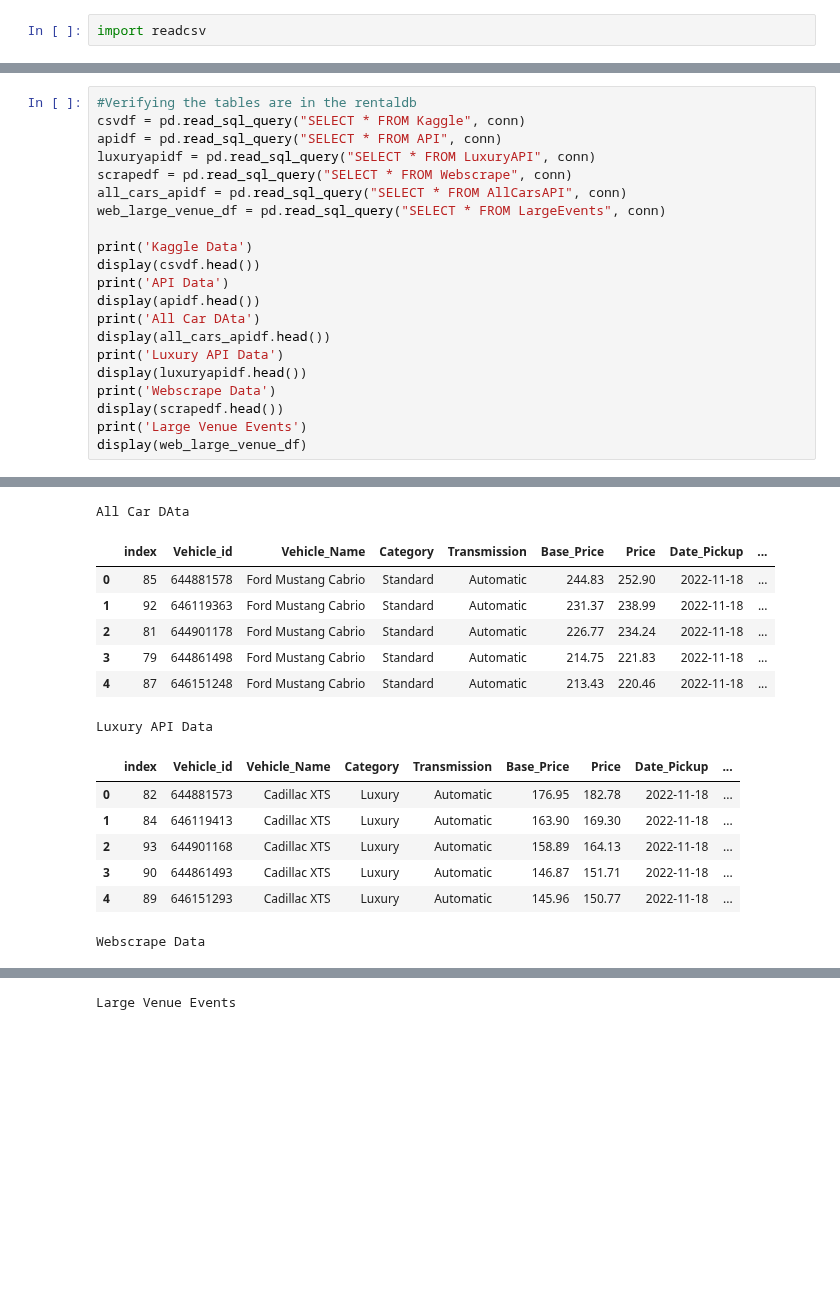
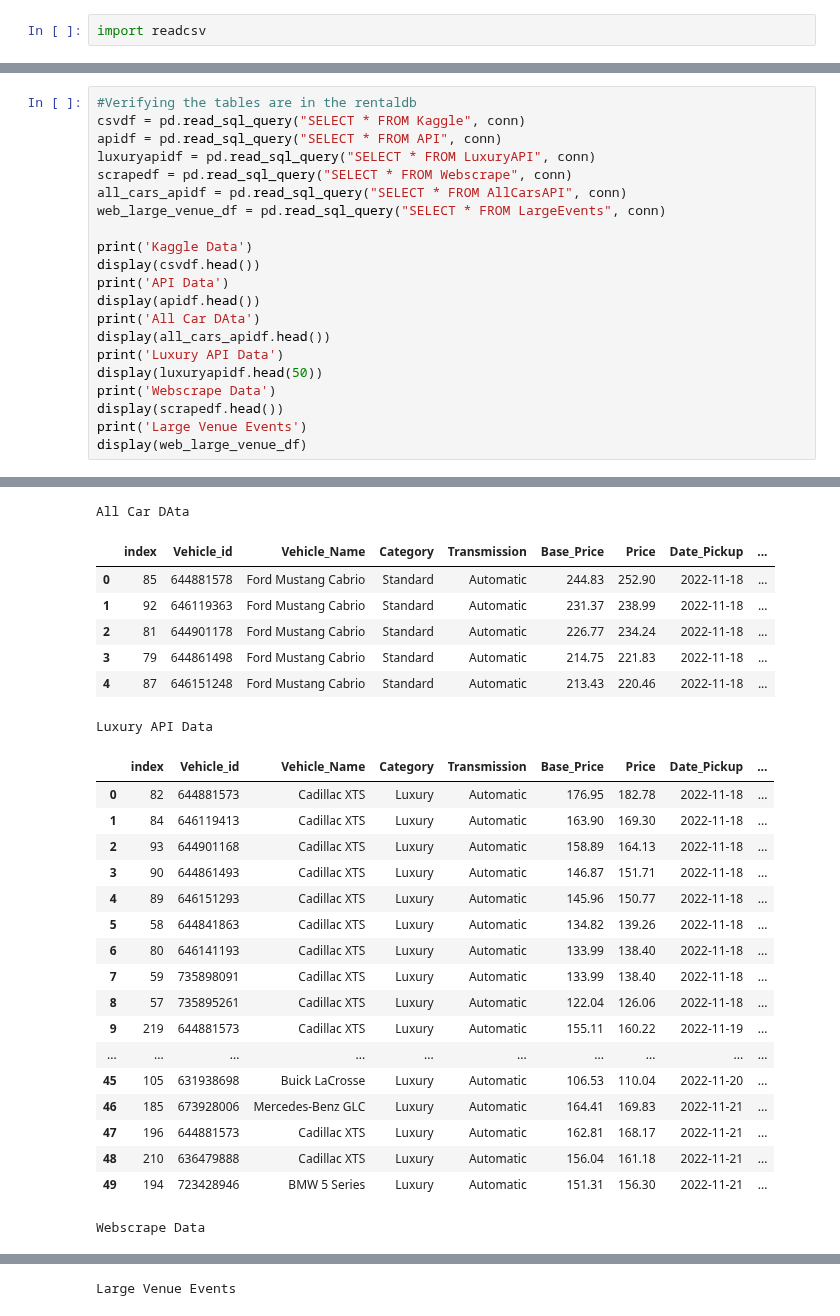
Before and after one commit to JADukeAIPI/AIPIProject, a Jupyter notebook: dbpopulate_2.ipynb, the cells around one changed output, grey strips where cells are left out. Saved outputs shown, nothing was run; the diff lists cells and outputs as text; blank space fills up the shorter version.

```diff
--- a/dbpopulate_2.ipynb
+++ b/dbpopulate_2.ipynb
@@ -78,39 +83,50 @@ display(apidf.head())
 print('All Car DAta')
 display(all_cars_apidf.head())
 print('Luxury API Data')
-display(luxuryapidf.head())
+display(luxuryapidf.head(50))
 print('Webscrape Data')
 display(scrapedf.head())
 print('Large Venue Events')
 display(web_large_venue_df)
 # %% [output]
 Kaggle Data
 |  | index | fuelType | rating | renterTripsTaken | reviewCount | city | country | latitude | ... |
 | 0 | 41 | GASOLINE | 5.00 | 12 | 10 | Grayson | US | 33.906905 | ... |
 | 1 | 42 | GASOLINE | 5.00 | 2 | 2 | Atlanta | US | 33.891295 | ... |
 | 2 | 50 | GASOLINE | 4.96 | 152 | 140 | Atlanta | US | 33.927684 | ... |
 | 3 | 54 | GASOLINE | 5.00 | 23 | 21 | Atlanta | US | 33.740676 | ... |
 | 4 | 57 | ELECTRIC | 4.88 | 18 | 16 | Duluth | US | 33.970512 | ... |
 API Data
 |  | index | Vehicle_id | Vehicle_Name | Category | Transmission | Dropoff_City | Base_Price | Pickup_City |
 | 0 | 221 | 673928006 | Mercedes-Benz GLC | Luxury | Automatic |  | 367.62 |  |
 | 1 | 235 | 644881573 | Cadillac XTS | Luxury | Automatic |  | 366.94 |  |
 | 2 | 216 | 636479888 | Cadillac XTS | Luxury | Automatic |  | 353.16 |  |
 | 3 | 214 | 646119413 | Cadillac XTS | Luxury | Automatic |  | 341.64 |  |
 | 4 | 179 | 723428946 | BMW 5 Series | Luxury | Automatic |  | 338.18 |  |
 All Car DAta
 |  | index | Vehicle_id | Vehicle_Name | Category | Transmission | Base_Price | Price | Date_Pickup | ... |
 | 0 | 85 | 644881578 | Ford Mustang Cabrio | Standard | Automatic | 244.83 | 252.90 | 2022-11-18 | ... |
 | 1 | 92 | 646119363 | Ford Mustang Cabrio | Standard | Automatic | 231.37 | 238.99 | 2022-11-18 | ... |
 | 2 | 81 | 644901178 | Ford Mustang Cabrio | Standard | Automatic | 226.77 | 234.24 | 2022-11-18 | ... |
 | 3 | 79 | 644861498 | Ford Mustang Cabrio | Standard | Automatic | 214.75 | 221.83 | 2022-11-18 | ... |
 | 4 | 87 | 646151248 | Ford Mustang Cabrio | Standard | Automatic | 213.43 | 220.46 | 2022-11-18 | ... |
 Luxury API Data
 |  | index | Vehicle_id | Vehicle_Name | Category | Transmission | Base_Price | Price | Date_Pickup | ... |
 | 0 | 82 | 644881573 | Cadillac XTS | Luxury | Automatic | 176.95 | 182.78 | 2022-11-18 | ... |
 | 1 | 84 | 646119413 | Cadillac XTS | Luxury | Automatic | 163.90 | 169.30 | 2022-11-18 | ... |
 | 2 | 93 | 644901168 | Cadillac XTS | Luxury | Automatic | 158.89 | 164.13 | 2022-11-18 | ... |
 | 3 | 90 | 644861493 | Cadillac XTS | Luxury | Automatic | 146.87 | 151.71 | 2022-11-18 | ... |
 | 4 | 89 | 646151293 | Cadillac XTS | Luxury | Automatic | 145.96 | 150.77 | 2022-11-18 | ... |
+| 5 | 58 | 644841863 | Cadillac XTS | Luxury | Automatic | 134.82 | 139.26 | 2022-11-18 | ... |
+| 6 | 80 | 646141193 | Cadillac XTS | Luxury | Automatic | 133.99 | 138.40 | 2022-11-18 | ... |
+| 7 | 59 | 735898091 | Cadillac XTS | Luxury | Automatic | 133.99 | 138.40 | 2022-11-18 | ... |
+| 8 | 57 | 735895261 | Cadillac XTS | Luxury | Automatic | 122.04 | 126.06 | 2022-11-18 | ... |
+| 9 | 219 | 644881573 | Cadillac XTS | Luxury | Automatic | 155.11 | 160.22 | 2022-11-19 | ... |
+| ... | ... | ... | ... | ... | ... | ... | ... | ... | ... |
+| 45 | 105 | 631938698 | Buick LaCrosse | Luxury | Automatic | 106.53 | 110.04 | 2022-11-20 | ... |
+| 46 | 185 | 673928006 | Mercedes-Benz GLC | Luxury | Automatic | 164.41 | 169.83 | 2022-11-21 | ... |
+| 47 | 196 | 644881573 | Cadillac XTS | Luxury | Automatic | 162.81 | 168.17 | 2022-11-21 | ... |
+| 48 | 210 | 636479888 | Cadillac XTS | Luxury | Automatic | 156.04 | 161.18 | 2022-11-21 | ... |
+| 49 | 194 | 723428946 | BMW 5 Series | Luxury | Automatic | 151.31 | 156.30 | 2022-11-21 | ... |
 Webscrape Data
 |  | index | Event | Dates | Location | Description |
```
Also changed, not shown: parts of 5 cells of this notebook, 4 other files.
